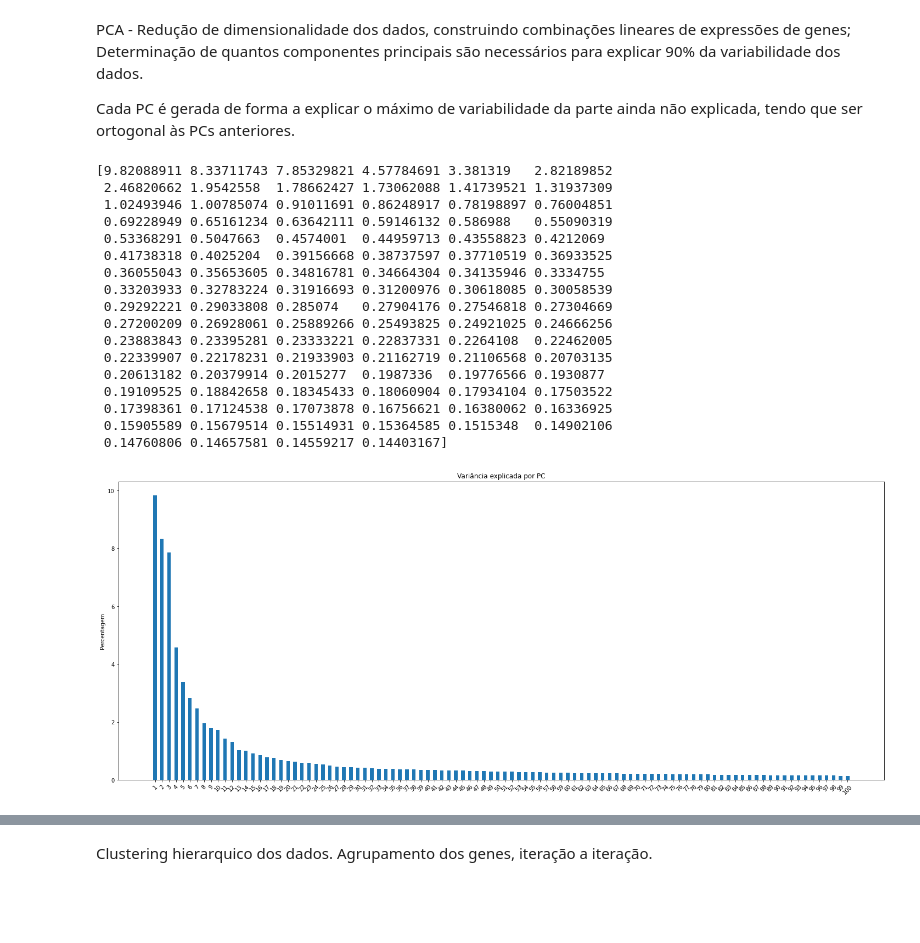
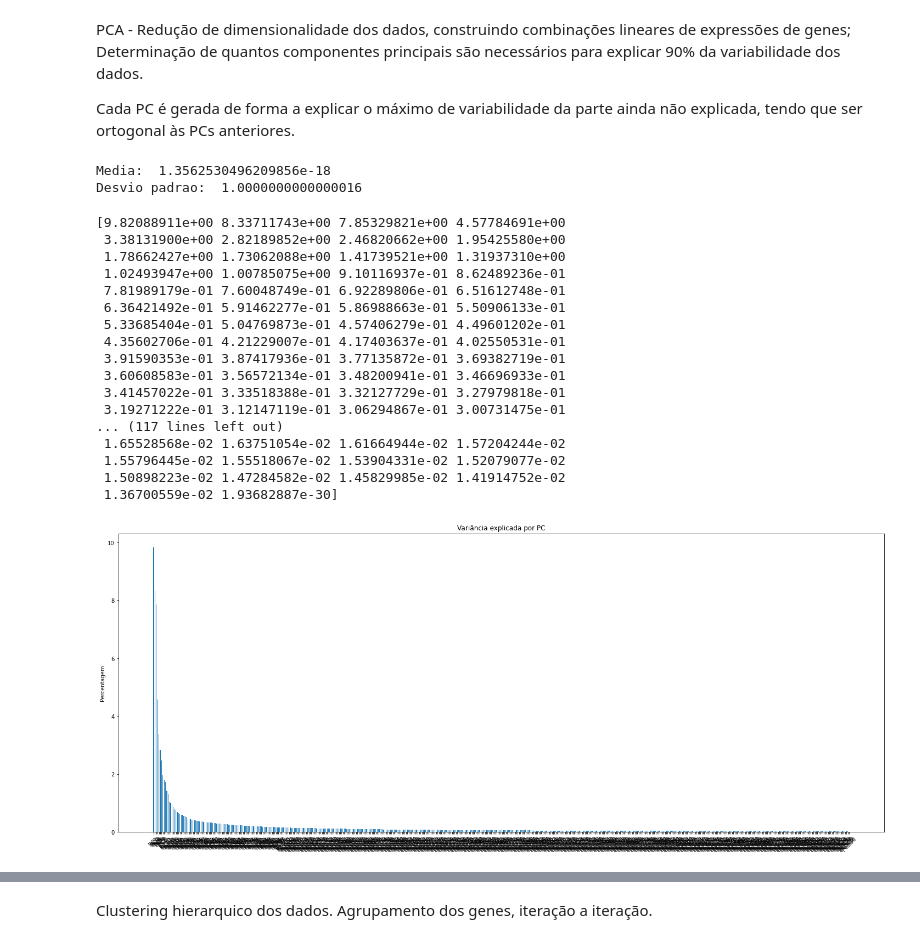
Before and after one commit to anaalexoliveira/Bioinformatica_Glioma, a Jupyter notebook: Glioma_Analysis.ipynb, the cells around one changed output, grey strips where cells are left out. Drawn from its saved outputs; the diff is of its cells as text; code cells hidden in the pictures; blank space fills up the shorter version.

```diff
--- a/Glioma_Analysis.ipynb
+++ b/Glioma_Analysis.ipynb
@@ -347,40 +382,49 @@ new_unified_meta.groupby(['GRADE','DFS_STATUS']).size().plot.bar()
 PCA - Redução de dimensionalidade dos dados, construindo combinações lineares de expressões de genes; Determinação de quantos componentes principais são necessários para explicar 90% da variabilidade dos dados.
 
 Cada PC é gerada de forma a explicar o máximo de variabilidade da parte ainda não explicada, tendo que ser ortogonal às PCs anteriores.
+# %%
+input_data = new_data_glioma
+output_data = new_unified_meta.values[:,0]
+
+input_sc = preprocessing.scale(input_data)
+print("Media: ", input_sc.mean())
+print("Desvio padrao: ", input_sc.std())
+# %% [output]
+Media:  1.3562530496209856e-18
+Desvio padrao:  1.0000000000000016
 # %%
-new_data = new_data_glioma.transpose()
+new_data   = new_data_glioma.transpose()
 data_scale = preprocessing.scale(new_data)
+n          = 530                                                              #tem-se 530 samples
+pca        = PCA(n_components = n)
+x_reduced  = pca.fit(data_scale).transform(data_scale)                                                                                                # escala
 
-n         = 100                                                              #tem-se 530 samples
-pca       = PCA(n_components = n)
-x_reduced = pca.fit(data_scale).transform(data_scale)                                                                                                # escala
-
-variance = (pca.explained_variance_ratio_*100)
+variance   = (pca.explained_variance_ratio_*100)
 print(variance)
 
-labels = ["" + str(i) for i in range(1,len(variance) + 1)]
+labels     = ["PC" + str(i) for i in range(1,len(variance) + 1)]
 plt.figure(figsize=(25, 10))
 plt.bar([i*2 for i in range(1,len(variance) + 1)], height = variance, align="center", width=1)
 plt.title("Variância explicada por PC")
 plt.ylabel("Percentagem")
 plt.xticks([i*2 for i in range(1,len(variance) + 1)], labels, rotation=45)
 plt.show()
 # %% [output]
-[9.82088911 8.33711743 7.85329821 4.57784691 3.381319   2.82189852
- 2.46820662 1.9542558  1.78662427 1.73062088 1.41739521 1.31937309
- 1.02493946 1.00785074 0.91011691 0.86248917 0.78198897 0.76004851
- 0.69228949 0.65161234 0.63642111 0.59146132 0.586988   0.55090319
- 0.53368291 0.5047663  0.4574001  0.44959713 0.43558823 0.4212069
- 0.41738318 0.4025204  0.39156668 0.38737597 0.37710519 0.36933525
- 0.36055043 0.35653605 0.34816781 0.34664304 0.34135946 0.3334755
- 0.33203933 0.32783224 0.31916693 0.31200976 0.30618085 0.30058539
- 0.29292221 0.29033808 0.285074   0.27904176 0.27546818 0.27304669
- 0.27200209 0.26928061 0.25889266 0.25493825 0.24921025 0.24666256
- 0.23883843 0.23395281 0.23333221 0.22837331 0.2264108  0.22462005
- 0.22339907 0.22178231 0.21933903 0.21162719 0.21106568 0.20703135
- 0.20613182 0.20379914 0.2015277  0.1987336  0.19776566 0.1930877
- 0.19109525 0.18842658 0.18345433 0.18060904 0.17934104 0.17503522
- 0.17398361 0.17124538 0.17073878 0.16756621 0.16380062 0.16336925
- 0.15905589 0.15679514 0.15514931 0.15364585 0.1515348  0.14902106
- 0.14760806 0.14657581 0.14559217 0.14403167]
+[9.82088911e+00 8.33711743e+00 7.85329821e+00 4.57784691e+00
+ 3.38131900e+00 2.82189852e+00 2.46820662e+00 1.95425580e+00
+ 1.78662427e+00 1.73062088e+00 1.41739521e+00 1.31937310e+00
+ 1.02493947e+00 1.00785075e+00 9.10116937e-01 8.62489236e-01
+ 7.81989179e-01 7.60048749e-01 6.92289806e-01 6.51612748e-01
+ 6.36421492e-01 5.91462277e-01 5.86988663e-01 5.50906133e-01
+ 5.33685404e-01 5.04769873e-01 4.57406279e-01 4.49601202e-01
+ 4.35602706e-01 4.21229007e-01 4.17403637e-01 4.02550531e-01
+ 3.91590353e-01 3.87417936e-01 3.77135872e-01 3.69382719e-01
+ 3.60608583e-01 3.56572134e-01 3.48200941e-01 3.46696933e-01
+ 3.41457022e-01 3.33518388e-01 3.32127729e-01 3.27979818e-01
+ 3.19271222e-01 3.12147119e-01 3.06294867e-01 3.00731475e-01
+... (117 lines left out)
+ 1.65528568e-02 1.63751054e-02 1.61664944e-02 1.57204244e-02
+ 1.55796445e-02 1.55518067e-02 1.53904331e-02 1.52079077e-02
+ 1.50898223e-02 1.47284582e-02 1.45829985e-02 1.41914752e-02
+ 1.36700559e-02 1.93682887e-30]
-[figure, old version]
+[figure, new version]
```
Also changed, not shown: parts of 52 cells of this notebook.
